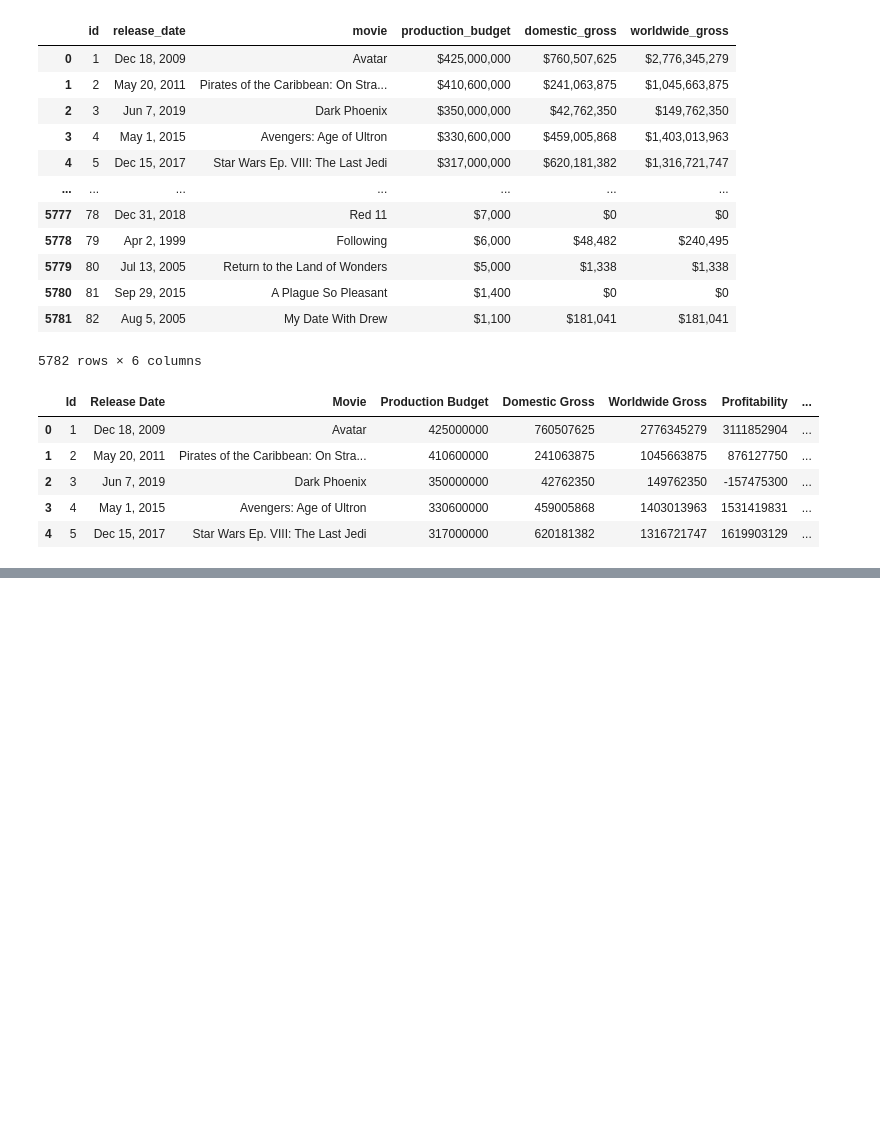
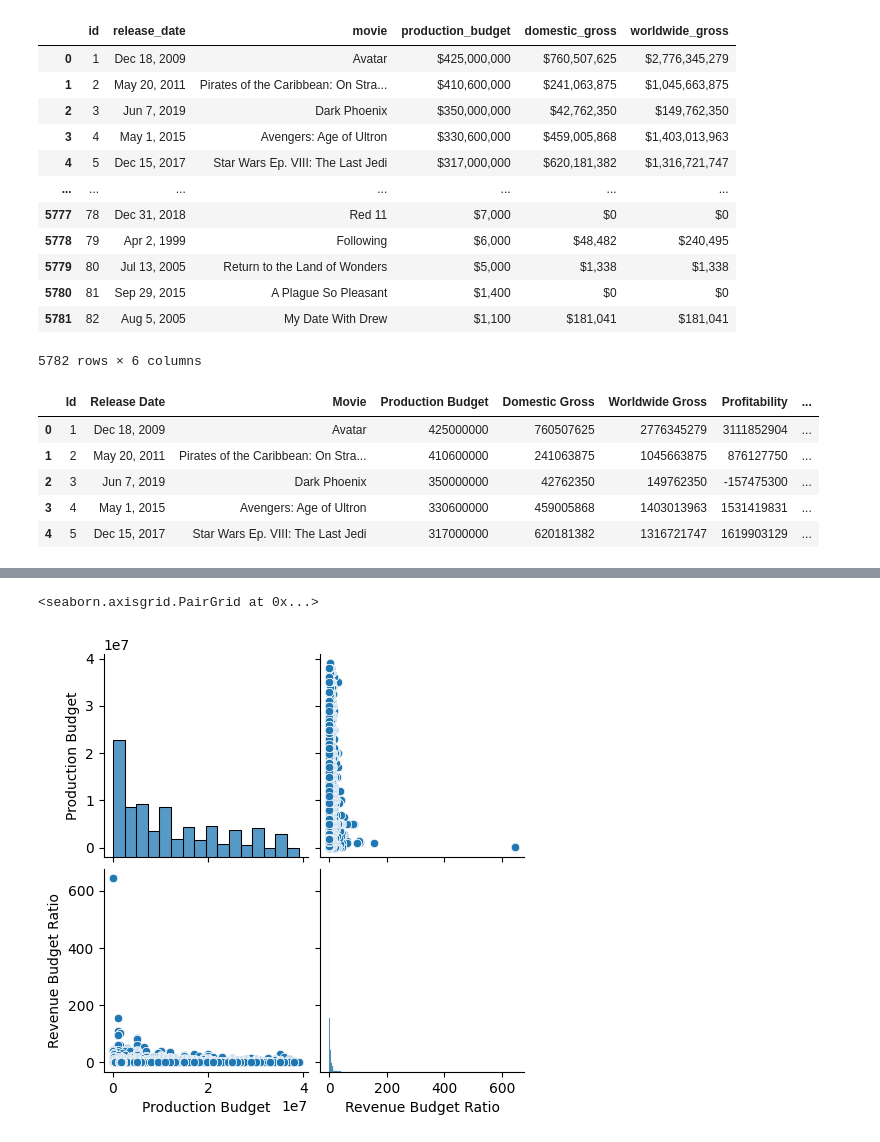
Before and after one commit to nickthetj/Cheap-Thrills-Good-Money, a Jupyter notebook: notebooks/EDA TN.MovieBudget - Nick.ipynb, the cells around one changed output, grey strips where cells are left out. Saved outputs shown, nothing was run; the diff lists cells and outputs as text; code cells hidden in the pictures; blank space fills up the shorter version.

Commit message:
made changes to TN movie budget

```diff
--- a/notebooks/EDA TN.MovieBudget - Nick.ipynb
+++ b/notebooks/EDA TN.MovieBudget - Nick.ipynb
@@ -9,3 +18,11 @@ im.db                rt.reviews.tsv       tn.movie_budgets.csv
+# %%
+# Function for cleaning comma seperated string values of a series into list of strings. Accepts one series.
+
+def clean_comma_series(Series):
+    Series = Series.str.replace("_", " ")
+    Series = Series.str.title()
+    Series = Series.str.split(",")
+    return Series
 # %%
 MovieBudget = pd.read_csv('../unzippedData/tn.movie_budgets.csv')
 MovieBudget
@@ -91,0 +117,16 @@ See the caveats in the documentation: https://pandas.pydata.org/pandas-docs/stab
+# %%
+# Connecting to Movie Basics Table
+
+movie_basics_query = """
+    SELECT *
+    FROM movie_basics
+"""
+movie_basics_df = pd.read_sql(movie_basics_query, conn)
+clean_column_headers(movie_basics_df)
+movie_basics_df['Genres'] = clean_comma_series(movie_basics_df['Genres'])
+movie_basics_df
+movie_genres_df = pd.DataFrame([movie_basics_df['Primary Title'], movie_basics_df['Genres']])
+movie_genres_df = movie_genres_df.transpose()
+movie_genres_df.columns = movie_genres_df.columns.str.replace('Primary Title', 'Movie')
+movie_genres_df = movie_genres_df.drop_duplicates('Movie')
+movie_genres_df
@@ -91,0 +147,3 @@ See the caveats in the documentation: https://pandas.pydata.org/pandas-docs/stab
+# %%
+Merged_df = MovieBudgetFiltered.merge(movie_genres_df, on = 'Movie', how='left')
+Merged_df
@@ -91,0 +164,4 @@ See the caveats in the documentation: https://pandas.pydata.org/pandas-docs/stab
+# %%
+MergedExploded_df = Merged_df.explode('Genres')
+MergedExploded_df.dropna(subset='Genres', inplace=True)
+MergedExploded_df
@@ -91,0 +244,5 @@ See the caveats in the documentation: https://pandas.pydata.org/pandas-docs/stab
+# %%
+sns.pairplot(MergedExploded_df, vars=[ 'Production Budget', 'Revenue Budget Ratio'])
+# %% [output]
+<seaborn.axisgrid.PairGrid at 0x...>
+[figure, added]
```
Also changed, not shown: parts of 13 cells of this notebook, 1 other file.
